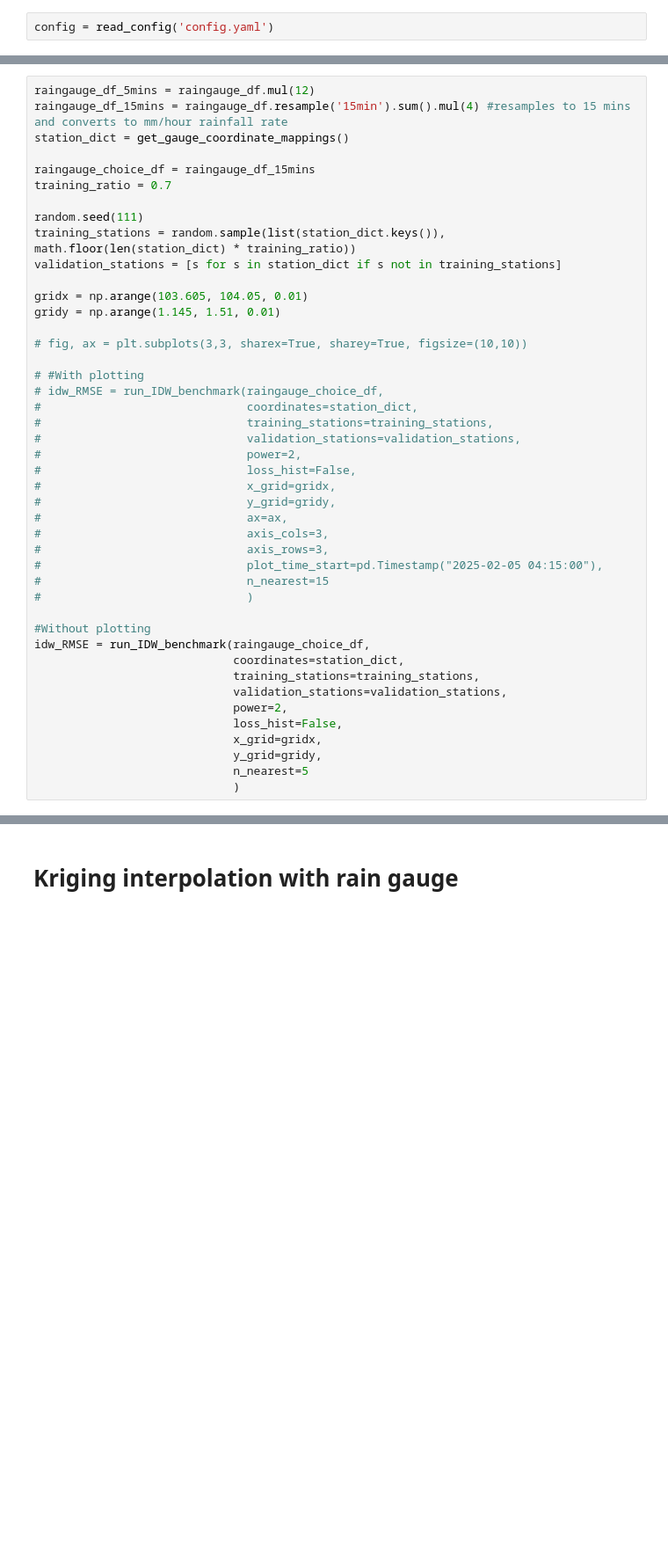
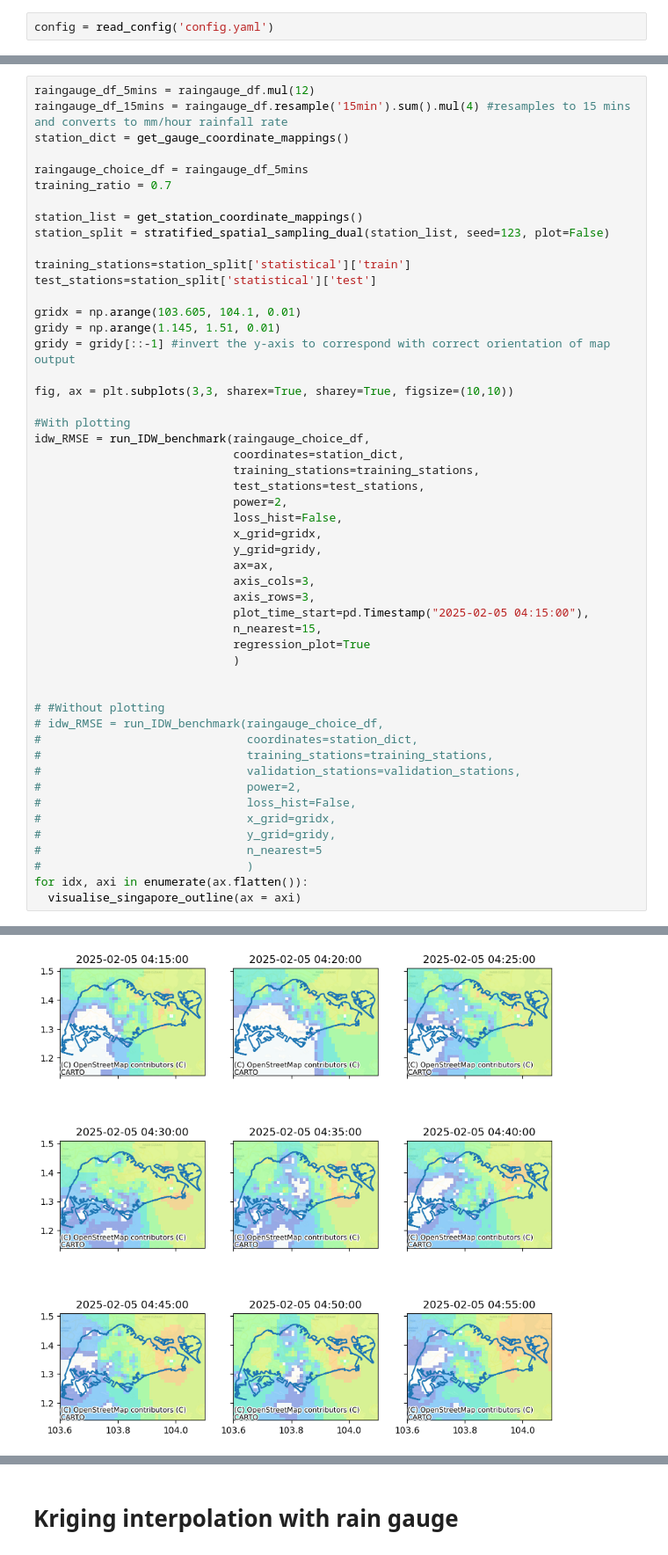
Before and after one commit to jylow/rainfall_data_fusion, a Jupyter notebook: benchmarks.ipynb, the cells around one changed output, grey strips where cells are left out. Shown at 88% size. Saved outputs shown, nothing was run; the diff lists cells and outputs as text; blank space fills up the shorter version.

Commit message:
update idw benchmark and visualisation

```diff
--- a/benchmarks.ipynb
+++ b/benchmarks.ipynb
@@ -35,19 +37,40 @@ raingauge_df_5mins = raingauge_df.mul(12)
 raingauge_df_15mins = raingauge_df.resample('15min').sum().mul(4) #resamples to 15 mins and converts to mm/hour rainfall rate
 station_dict = get_gauge_coordinate_mappings()
 
-raingauge_choice_df = raingauge_df_15mins
+raingauge_choice_df = raingauge_df_5mins
 training_ratio = 0.7
 
-random.seed(111)
-training_stations = random.sample(list(station_dict.keys()), math.floor(len(station_dict) * training_ratio))
-validation_stations = [s for s in station_dict if s not in training_stations]
+station_list = get_station_coordinate_mappings()
+station_split = stratified_spatial_sampling_dual(station_list, seed=123, plot=False)
 
-gridx = np.arange(103.605, 104.05, 0.01)
+training_stations=station_split['statistical']['train']
+test_stations=station_split['statistical']['test']
+
+gridx = np.arange(103.605, 104.1, 0.01)
 gridy = np.arange(1.145, 1.51, 0.01)
+gridy = gridy[::-1] #invert the y-axis to correspond with correct orientation of map output
 
-# fig, ax = plt.subplots(3,3, sharex=True, sharey=True, figsize=(10,10))
+fig, ax = plt.subplots(3,3, sharex=True, sharey=True, figsize=(10,10))
 
-# #With plotting
+#With plotting
+idw_RMSE = run_IDW_benchmark(raingauge_choice_df,
+                             coordinates=station_dict,
+                             training_stations=training_stations,
+                             test_stations=test_stations,
+                             power=2,
+                             loss_hist=False,
+                             x_grid=gridx,
+                             y_grid=gridy,
+                             ax=ax,
+                             axis_cols=3,
+                             axis_rows=3,
+                             plot_time_start=pd.Timestamp("2025-02-05 04:15:00"),
+                             n_nearest=15,
+                             regression_plot=True
+                             )
+
+
+# #Without plotting
 # idw_RMSE = run_IDW_benchmark(raingauge_choice_df,
 #                              coordinates=station_dict,
 #                              training_stations=training_stations,
@@ -56,21 +79,8 @@ gridy = np.arange(1.145, 1.51, 0.01)
 #                              loss_hist=False,
 #                              x_grid=gridx,
 #                              y_grid=gridy,
-#                              ax=ax,
-#                              axis_cols=3,
-#                              axis_rows=3,
-#                              plot_time_start=pd.Timestamp("2025-02-05 04:15:00"),
-#                              n_nearest=15
+#                              n_nearest=5
 #                              )
-
-#Without plotting
-idw_RMSE = run_IDW_benchmark(raingauge_choice_df,
-                             coordinates=station_dict,
-                             training_stations=training_stations,
-                             validation_stations=validation_stations,
-                             power=2,
-                             loss_hist=False,
-                             x_grid=gridx,
-                             y_grid=gridy,
-                             n_nearest=5
-                             )
+for idx, axi in enumerate(ax.flatten()):
+  visualise_singapore_outline(ax = axi)
+# %% [output]
@@ -76,0 +108 @@ idw_RMSE = run_IDW_benchmark(raingauge_choice_df,
+[figure, added]
```
Also changed, not shown: parts of 6 cells of this notebook, 6 other files.
